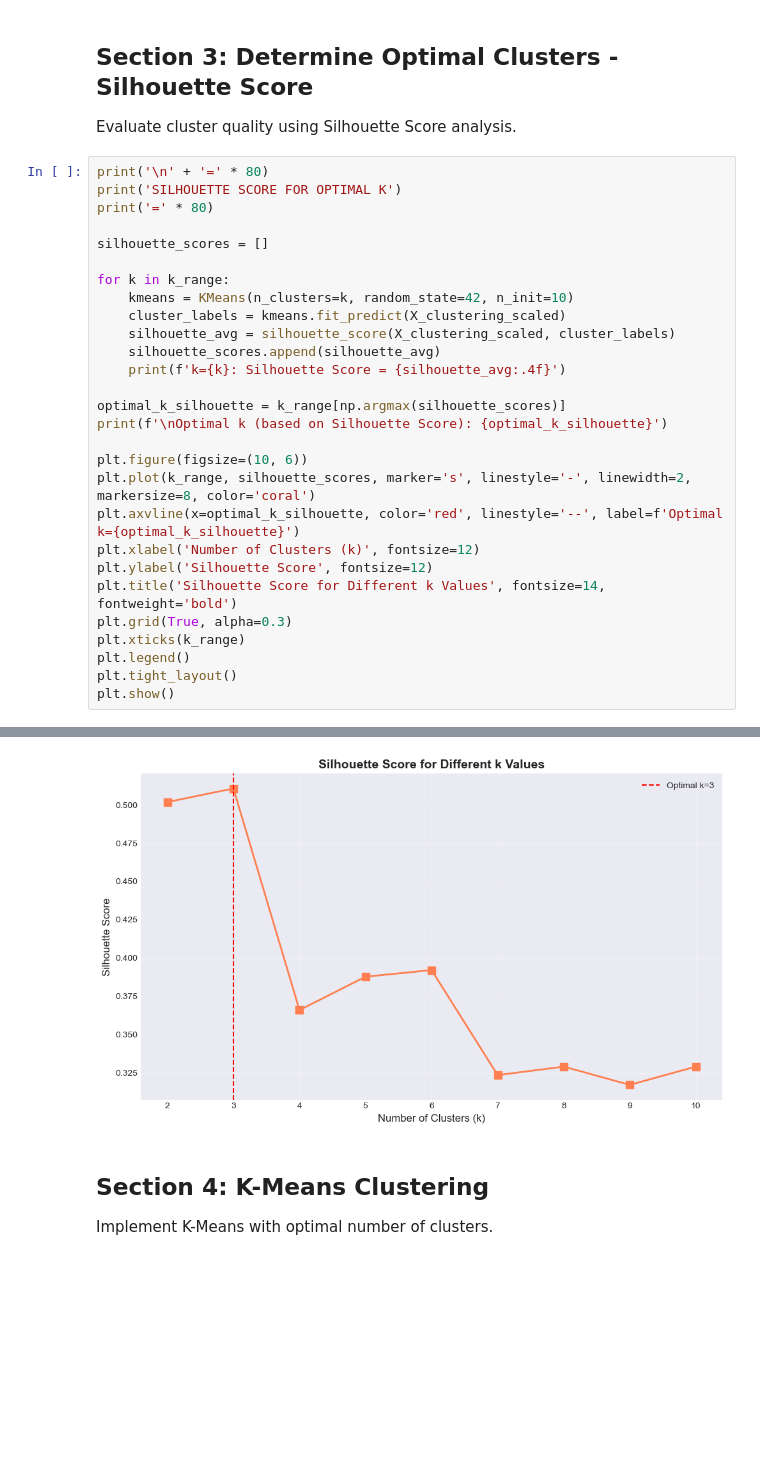
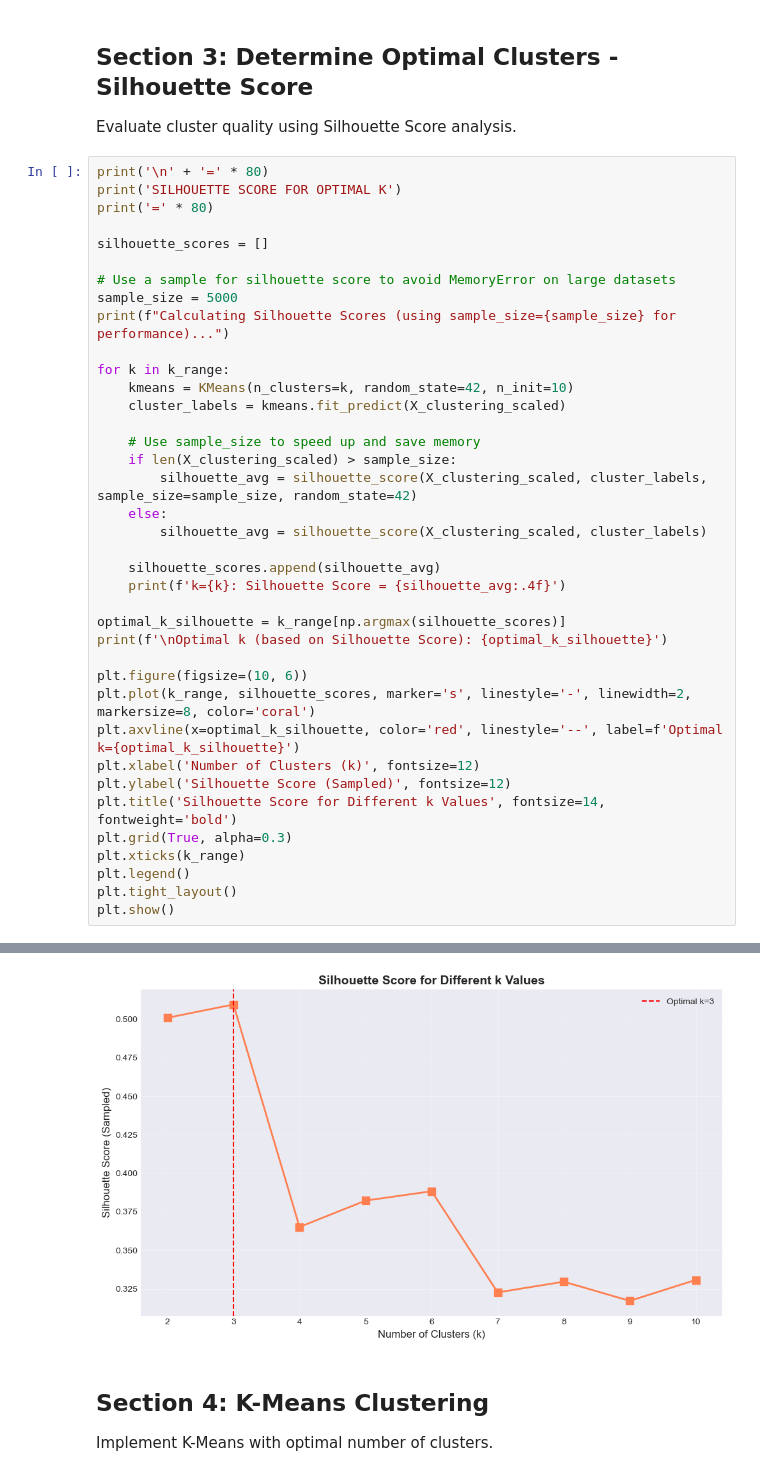
Before and after one commit to jaifm/msc-FAIDM-Assessment-1, a Jupyter notebook: 1_Notebooks/03_Clustering_Models.ipynb, the cells around one changed output, grey strips where cells are left out. Saved outputs shown, nothing was run; the diff lists cells and outputs as text; blank space fills up the shorter version.

```diff
--- a/1_Notebooks/03_Clustering_Models.ipynb
+++ b/1_Notebooks/03_Clustering_Models.ipynb
@@ -150,10 +153,20 @@ print('=' * 80)
 
 silhouette_scores = []
 
+# Use a sample for silhouette score to avoid MemoryError on large datasets
+sample_size = 5000
+print(f"Calculating Silhouette Scores (using sample_size={sample_size} for performance)...")
+
 for k in k_range:
     kmeans = KMeans(n_clusters=k, random_state=42, n_init=10)
     cluster_labels = kmeans.fit_predict(X_clustering_scaled)
-    silhouette_avg = silhouette_score(X_clustering_scaled, cluster_labels)
+
+    # Use sample_size to speed up and save memory
+    if len(X_clustering_scaled) > sample_size:
+        silhouette_avg = silhouette_score(X_clustering_scaled, cluster_labels, sample_size=sample_size, random_state=42)
+    else:
+        silhouette_avg = silhouette_score(X_clustering_scaled, cluster_labels)
+
     silhouette_scores.append(silhouette_avg)
     print(f'k={k}: Silhouette Score = {silhouette_avg:.4f}')
 
@@ -164,7 +177,7 @@ plt.figure(figsize=(10, 6))
 plt.plot(k_range, silhouette_scores, marker='s', linestyle='-', linewidth=2, markersize=8, color='coral')
 plt.axvline(x=optimal_k_silhouette, color='red', linestyle='--', label=f'Optimal k={optimal_k_silhouette}')
 plt.xlabel('Number of Clusters (k)', fontsize=12)
-plt.ylabel('Silhouette Score', fontsize=12)
+plt.ylabel('Silhouette Score (Sampled)', fontsize=12)
 plt.title('Silhouette Score for Different k Values', fontsize=14, fontweight='bold')
 plt.grid(True, alpha=0.3)
 plt.xticks(k_range)
@@ -190,6 +203,6 @@ k=10: Silhouette Score = 0.3291
 
 Optimal k (based on Silhouette Score): 3
-[figure, old version]
+[figure, new version]
 # %% [markdown]
 ## Section 4: K-Means Clustering
 
```
Also changed, not shown: parts of 7 cells of this notebook.
